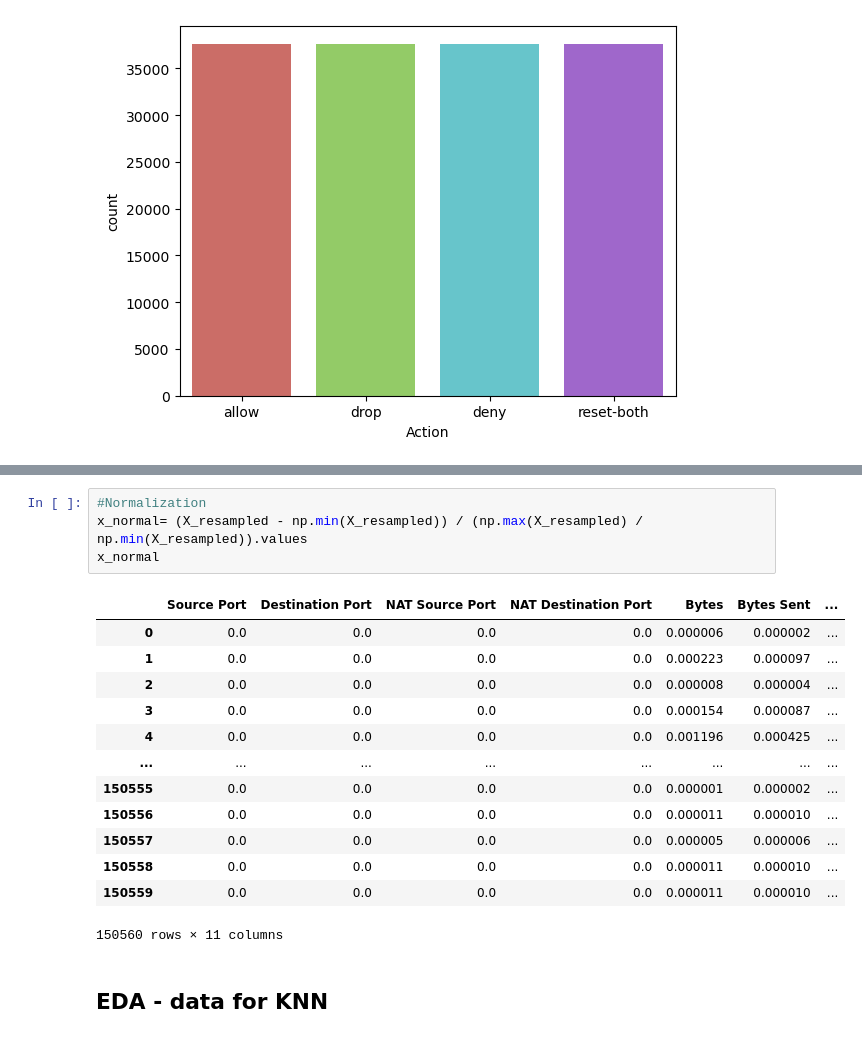
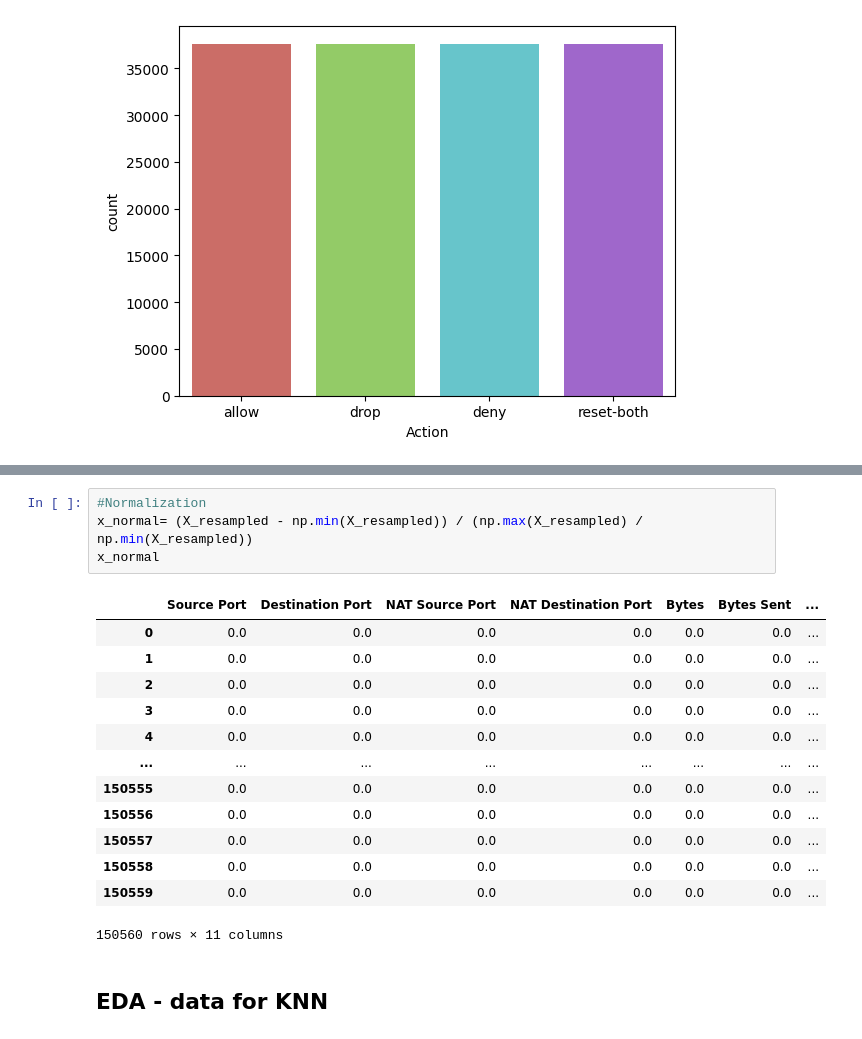
Before and after one commit to pongsapaks/Data-science, a Jupyter notebook: Book_update.ipynb, the cells around one changed output, grey strips where cells are left out. Drawn from its saved outputs; the diff is of its cells as text.

```diff
--- a/Book_update.ipynb
+++ b/Book_update.ipynb
@@ -53,20 +53,20 @@ ShapiroResult(statistic=0.0008410811424255371, pvalue=0.0)
 # %%
 #Normalization
-x_normal= (X_resampled - np.min(X_resampled)) / (np.max(X_resampled) / np.min(X_resampled)).values
+x_normal= (X_resampled - np.min(X_resampled)) / (np.max(X_resampled) / np.min(X_resampled))
 x_normal
 # %% [output]
 |  | Source Port | Destination Port | NAT Source Port | NAT Destination Port | Bytes | Bytes Sent | ... |
-| 0 | 0.0 | 0.0 | 0.0 | 0.0 | 0.000006 | 0.000002 | ... |
-| 1 | 0.0 | 0.0 | 0.0 | 0.0 | 0.000223 | 0.000097 | ... |
-| 2 | 0.0 | 0.0 | 0.0 | 0.0 | 0.000008 | 0.000004 | ... |
-| 3 | 0.0 | 0.0 | 0.0 | 0.0 | 0.000154 | 0.000087 | ... |
-| 4 | 0.0 | 0.0 | 0.0 | 0.0 | 0.001196 | 0.000425 | ... |
+| 0 | 0.0 | 0.0 | 0.0 | 0.0 | 0.0 | 0.0 | ... |
+| 1 | 0.0 | 0.0 | 0.0 | 0.0 | 0.0 | 0.0 | ... |
+| 2 | 0.0 | 0.0 | 0.0 | 0.0 | 0.0 | 0.0 | ... |
+| 3 | 0.0 | 0.0 | 0.0 | 0.0 | 0.0 | 0.0 | ... |
+| 4 | 0.0 | 0.0 | 0.0 | 0.0 | 0.0 | 0.0 | ... |
 | ... | ... | ... | ... | ... | ... | ... | ... |
-| 150555 | 0.0 | 0.0 | 0.0 | 0.0 | 0.000001 | 0.000002 | ... |
-| 150556 | 0.0 | 0.0 | 0.0 | 0.0 | 0.000011 | 0.000010 | ... |
-| 150557 | 0.0 | 0.0 | 0.0 | 0.0 | 0.000005 | 0.000006 | ... |
-| 150558 | 0.0 | 0.0 | 0.0 | 0.0 | 0.000011 | 0.000010 | ... |
-| 150559 | 0.0 | 0.0 | 0.0 | 0.0 | 0.000011 | 0.000010 | ... |
+| 150555 | 0.0 | 0.0 | 0.0 | 0.0 | 0.0 | 0.0 | ... |
+| 150556 | 0.0 | 0.0 | 0.0 | 0.0 | 0.0 | 0.0 | ... |
+| 150557 | 0.0 | 0.0 | 0.0 | 0.0 | 0.0 | 0.0 | ... |
+| 150558 | 0.0 | 0.0 | 0.0 | 0.0 | 0.0 | 0.0 | ... |
+| 150559 | 0.0 | 0.0 | 0.0 | 0.0 | 0.0 | 0.0 | ... |
 150560 rows × 11 columns
 # %% [markdown]
 ## EDA - data for KNN
```
Also changed, not shown: parts of 6 cells of this notebook.
